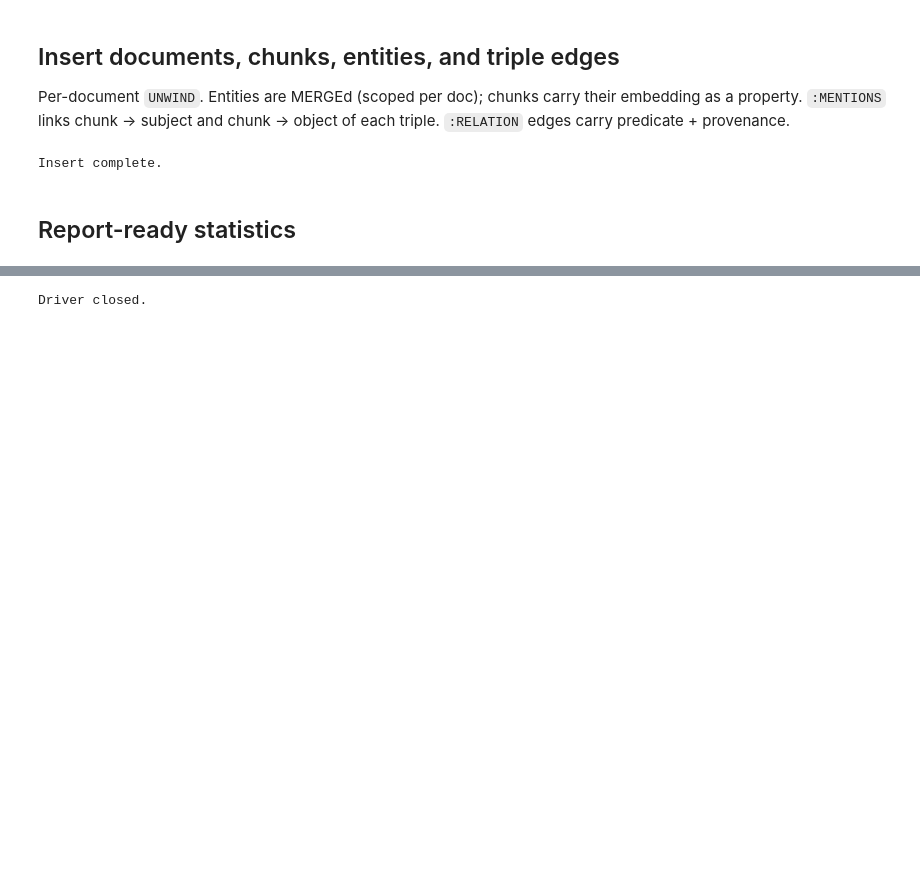
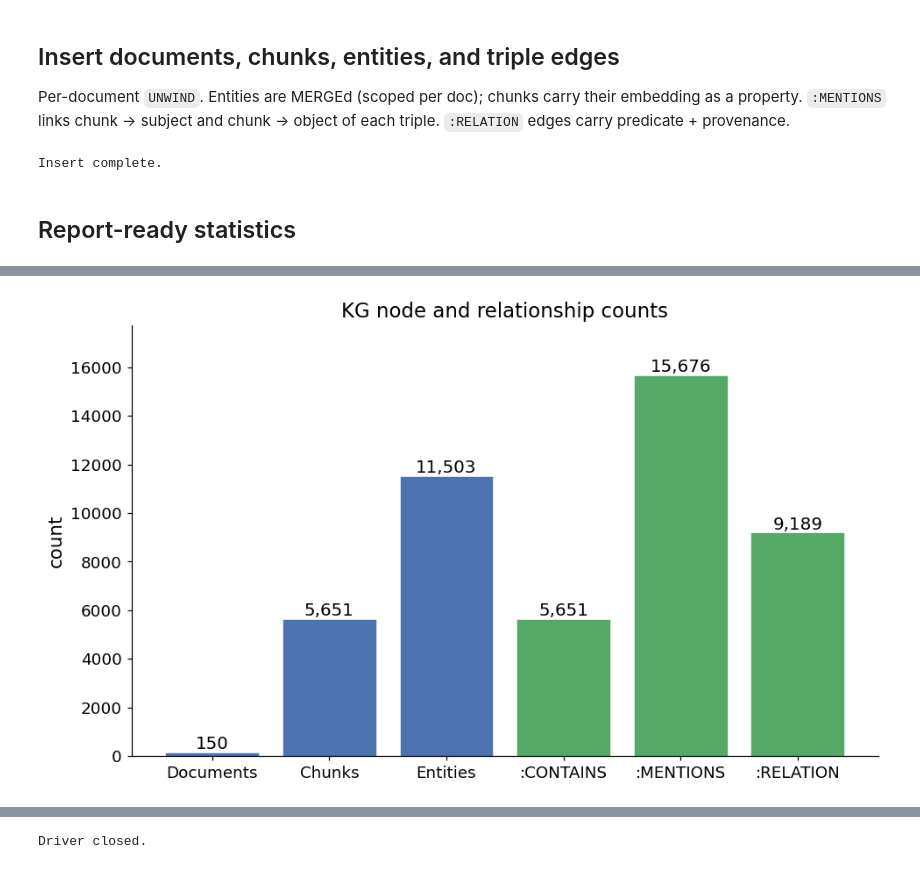
Before and after one commit to Phyke/AT82.05-Claim-Contradiction-Over-Knowledge-Graphs, a Jupyter notebook: experiments/03_insert_to_neo4j_ContraDoc.ipynb, the cells around one changed output, grey strips where cells are left out. Saved outputs shown, nothing was run; the diff lists cells and outputs as text; code cells hidden in the pictures; blank space fills up the shorter version.

```diff
--- a/experiments/03_insert_to_neo4j_ContraDoc.ipynb
+++ b/experiments/03_insert_to_neo4j_ContraDoc.ipynb
@@ -289,0 +331,86 @@ for r in sample:
+# %%
+import matplotlib.pyplot as plt
+import numpy as np
+
+PLOT_DIR = Path("plots/03_insert_to_neo4j")
+PLOT_DIR.mkdir(parents=True, exist_ok=True)
+
+plt.rcParams.update({
+    "figure.dpi": 110,
+    "savefig.dpi": 300,
+    "savefig.bbox": "tight",
+    "font.size": 13,
+    "axes.titlesize": 15,
+    "axes.labelsize": 14,
+    "xtick.labelsize": 12,
+    "ytick.labelsize": 12,
+    "legend.fontsize": 12,
+    "figure.titlesize": 15,
+    "axes.spines.top": False,
+    "axes.spines.right": False,
+})
+
+C_BLUE, C_RED, C_GREEN, C_PURPLE, C_YELLOW = "#4C72B0", "#C44E52", "#55A868", "#8172B2", "#CCB974"
+
+# --- Plot 1: KG node + edge counts ---
+counts = {
+    "Documents":  run("MATCH (d:Document) RETURN count(d) AS n")[0]["n"],
+    "Chunks":     run("MATCH (c:Chunk) RETURN count(c) AS n")[0]["n"],
+    "Entities":   run("MATCH (e:Entity) RETURN count(e) AS n")[0]["n"],
+    ":CONTAINS":  run("MATCH ()-[r:CONTAINS]->() RETURN count(r) AS n")[0]["n"],
+    ":MENTIONS":  run("MATCH ()-[r:MENTIONS]->() RETURN count(r) AS n")[0]["n"],
+    ":RELATION":  run("MATCH ()-[r:RELATION]->() RETURN count(r) AS n")[0]["n"],
+}
+fig, ax = plt.subplots(figsize=(10, 5.8))
+node_color = [C_BLUE, C_BLUE, C_BLUE, C_GREEN, C_GREEN, C_GREEN]
+bars = ax.bar(list(counts.keys()), list(counts.values()), color=node_color, edgecolor="white", linewidth=0.4)
+for bar, v in zip(bars, counts.values()):
+    ax.text(bar.get_x() + bar.get_width() / 2, v, f"{v:,}", ha="center", va="bottom")
+ax.set_ylabel("count")
+ax.set_title("KG node and relationship counts")
+ax.set_ylim(0, max(counts.values()) * 1.13)
+fig.savefig(PLOT_DIR / "kg_counts.png")
+plt.show()
+
+# --- Plot 2: triples per doc ---
+trip_per_doc = [r["n"] for r in run(
+    "MATCH (d:Document) "
+    "OPTIONAL MATCH ()-[rel:RELATION {doc_id: d.doc_id}]->() "
+    "RETURN d.doc_id AS doc_id, count(rel) AS n"
+)]
+fig, ax = plt.subplots(figsize=(10, 5.8))
+ax.hist(trip_per_doc, bins=20, color=C_BLUE, edgecolor="white", linewidth=0.4)
+mean_t = sum(trip_per_doc) / len(trip_per_doc)
+sorted_t = sorted(trip_per_doc)
+med_t = sorted_t[len(sorted_t) // 2]
+ax.axvline(mean_t, color=C_RED, linestyle="--", linewidth=2.0, label=f"mean = {mean_t:.1f}")
+ax.axvline(med_t, color=C_GREEN, linestyle="--", linewidth=2.0, label=f"median = {med_t}")
+ax.set_xlabel(":RELATION edges per document")
+ax.set_ylabel("number of docs")
+ax.set_title(f"Triple count per document (n = {len(trip_per_doc)} docs)")
+ax.legend()
+fig.savefig(PLOT_DIR / "triples_per_doc.png")
+plt.show()
+
+# --- Plot 3: MinIE distribution on :RELATION ---
+total_rel = run("MATCH ()-[r:RELATION]->() RETURN count(r) AS n")[0]["n"]
+shares = {
+    "polarity = '-'":   run("MATCH ()-[r:RELATION {polarity: '-'}]->() RETURN count(r) AS n")[0]["n"] / total_rel * 100,
+    "modality = 'PS'":  run("MATCH ()-[r:RELATION {modality: 'PS'}]->() RETURN count(r) AS n")[0]["n"] / total_rel * 100,
+    "attribution":      run("MATCH ()-[r:RELATION]->() WHERE r.attribution IS NOT NULL RETURN count(r) AS n")[0]["n"] / total_rel * 100,
+    "quantity":         run("MATCH ()-[r:RELATION]->() WHERE r.quantity IS NOT NULL RETURN count(r) AS n")[0]["n"] / total_rel * 100,
+}
+fig, ax = plt.subplots(figsize=(10, 5.8))
+colors = [C_BLUE, C_GREEN, C_PURPLE, C_YELLOW]
+bars = ax.bar(list(shares.keys()), list(shares.values()), color=colors, edgecolor="white", linewidth=0.4)
+for bar, v in zip(bars, shares.values()):
+    ax.text(bar.get_x() + bar.get_width() / 2, v, f"{v:.1f}%", ha="center", va="bottom")
+ax.set_ylabel("share of :RELATION edges (%)")
+ax.set_title(f"MinIE annotation coverage on edges (n = {total_rel:,} edges)")
+ax.set_ylim(0, max(shares.values()) * 1.18)
+fig.savefig(PLOT_DIR / "minie_edge_distribution.png")
+plt.show()
+
+print(f"Saved 3 plots to {PLOT_DIR.resolve()}")
+# %% [output]
+[figure, added]
```
Also changed, not shown: parts of 9 cells of this notebook, 17 other files.
